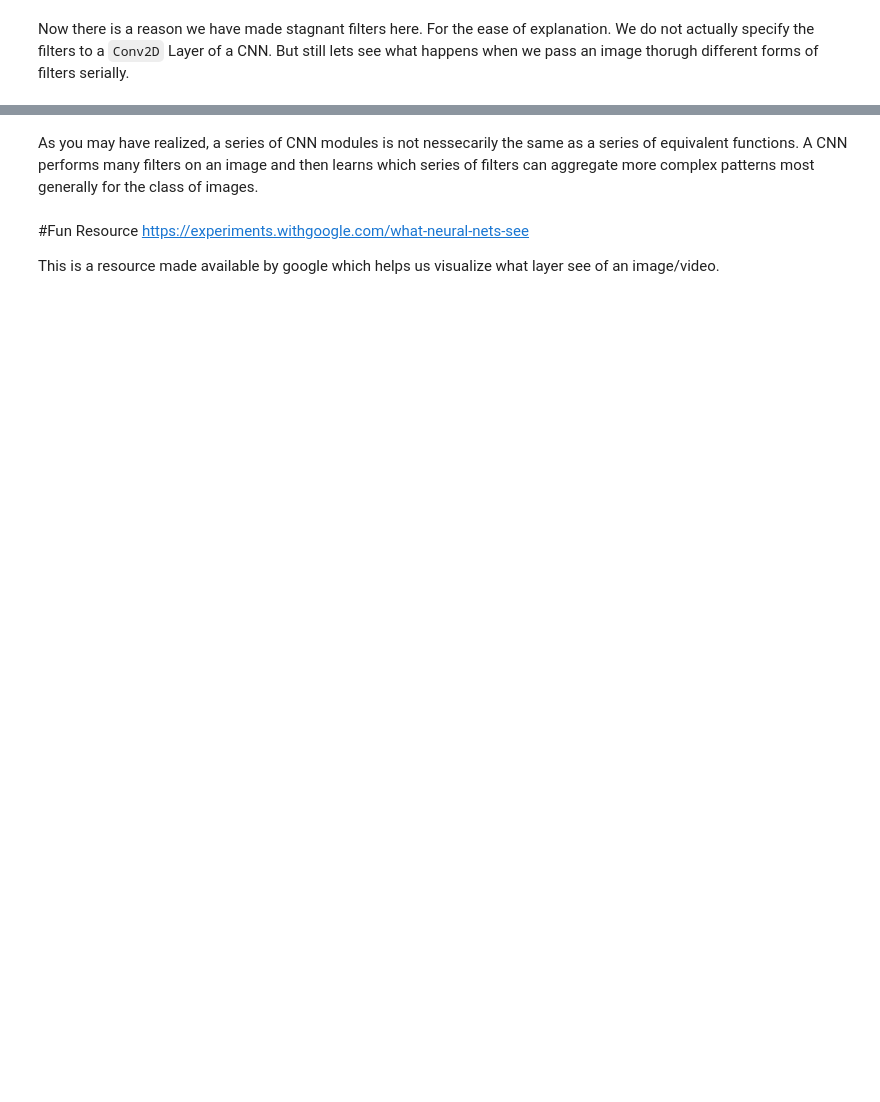
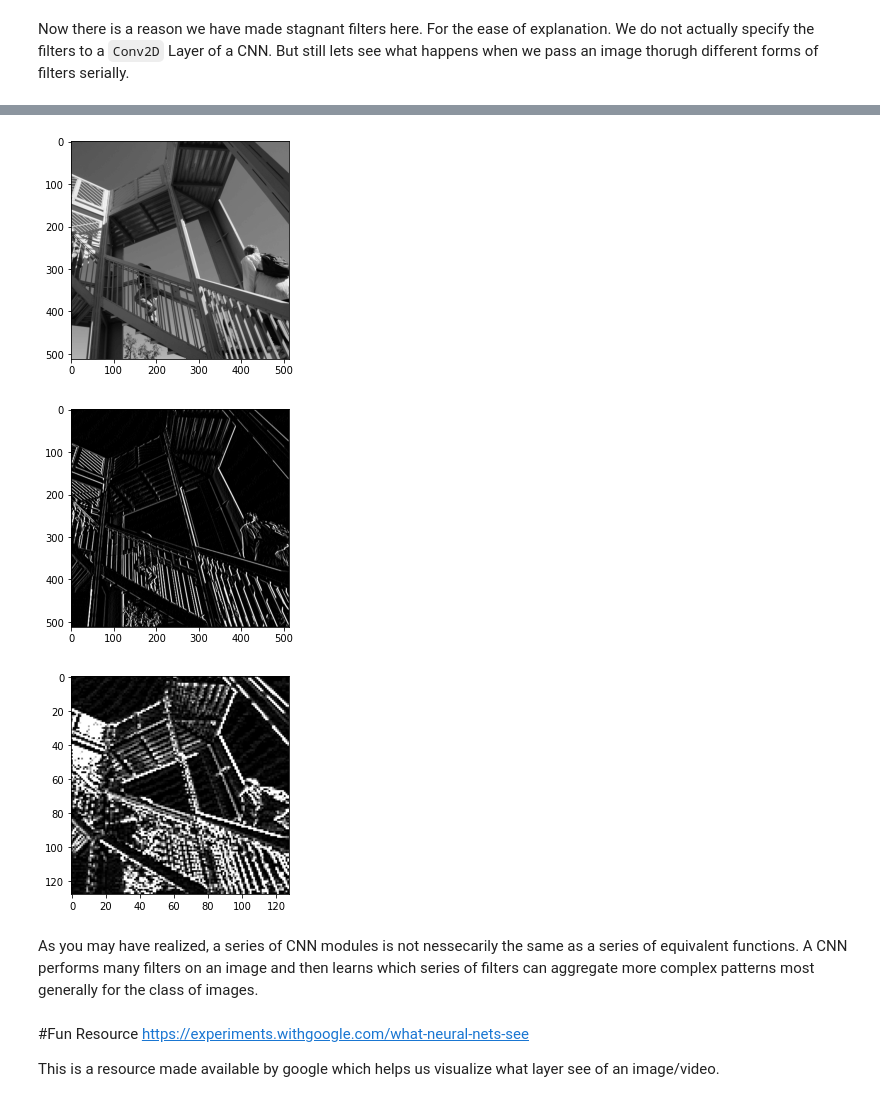
Before and after one commit to donyewakefield/FutureMakers2022, a Jupyter notebook: Copy_of_Day_6_Introduction_to_CNNs_DW.ipynb, the cells around one changed output, grey strips where cells are left out. Drawn from its saved outputs; the diff is of its cells as text; code cells hidden in the pictures; blank space fills up the shorter version.

```diff
--- a/Copy_of_Day_6_Introduction_to_CNNs_DW.ipynb
+++ b/Copy_of_Day_6_Introduction_to_CNNs_DW.ipynb
@@ -408,3 +469,44 @@ plt.show()
+# %%
+# have some image
+img_orignal = misc.ascent()
+img_transformed = np.copy(img_orignal)
+# dimensions of image
+size_x = img_transformed.shape[0]
+size_y = img_transformed.shape[1]
+weight = 1
+plt.gray()
+plt.grid(False)
+plt.imshow(img_orignal)
+plt.show()
+
+# colvolve the image (using horizontal edge detection filter)
+img_transformed = convolute(img_orignal, size_x, size_y, kernel_2v)
+# img_transformed = convolute(img_orignal,size_x,size_y,kernel_2v)
+# What difference would it make if we detect vertical or horizontal?
+img_pooled = maxpool(img_transformed, size_x, size_y, 2)
+# Plot the image. Note the size of the axes -- they are 256 by 256
+plt.gray()
+plt.grid(False)
+plt.imshow(img_transformed)
+#plt.axis('off')
+plt.show()
+
+# dimensions of the output channel
+size_x = img_pooled.shape[0]
+size_y = img_pooled.shape[1]
+# now lets convolve again, but now with added verticle edge detection kernel
+img_transformed = convolute(img_pooled, size_x, size_y, kernel_2h)
+img_pooled =  maxpool(img_transformed, size_x, size_y, 2)
+# Plot the image. Note the size of the axes -- they are 256 by 256
+plt.gray()
+plt.grid(False)
+plt.imshow(img_pooled)
+#plt.axis('off')
+plt.show()
+# %% [output]
+[figure, added]
+[figure, added]
+[figure, added]
 # %% [markdown]
 As you may have realized, a series of CNN modules is not nessecarily the same as a series of equivalent functions. A CNN performs many filters on an image and then learns which series of filters can aggregate more complex patterns most generally for the class of images.
 # %% [markdown]
```
Also changed, not shown: parts of 19 cells of this notebook.
